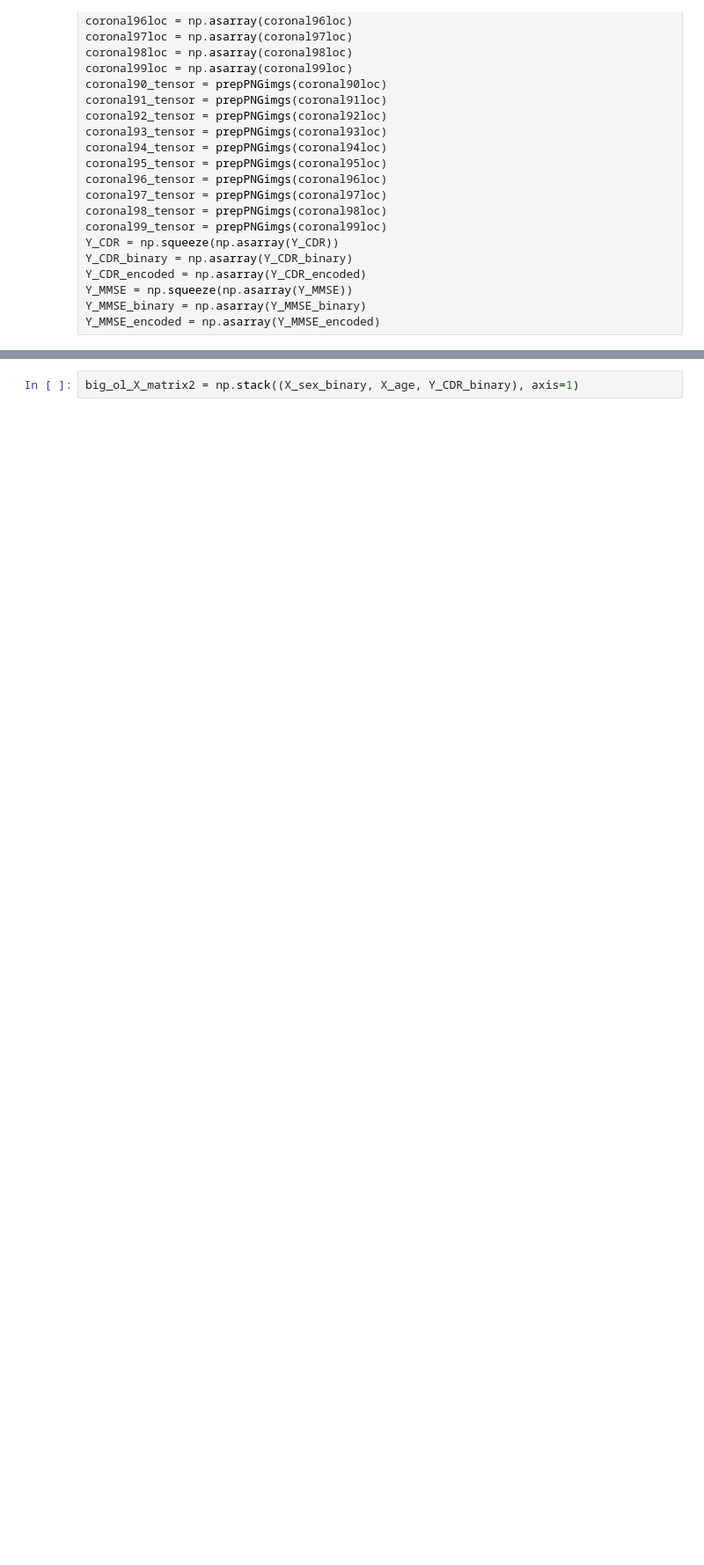
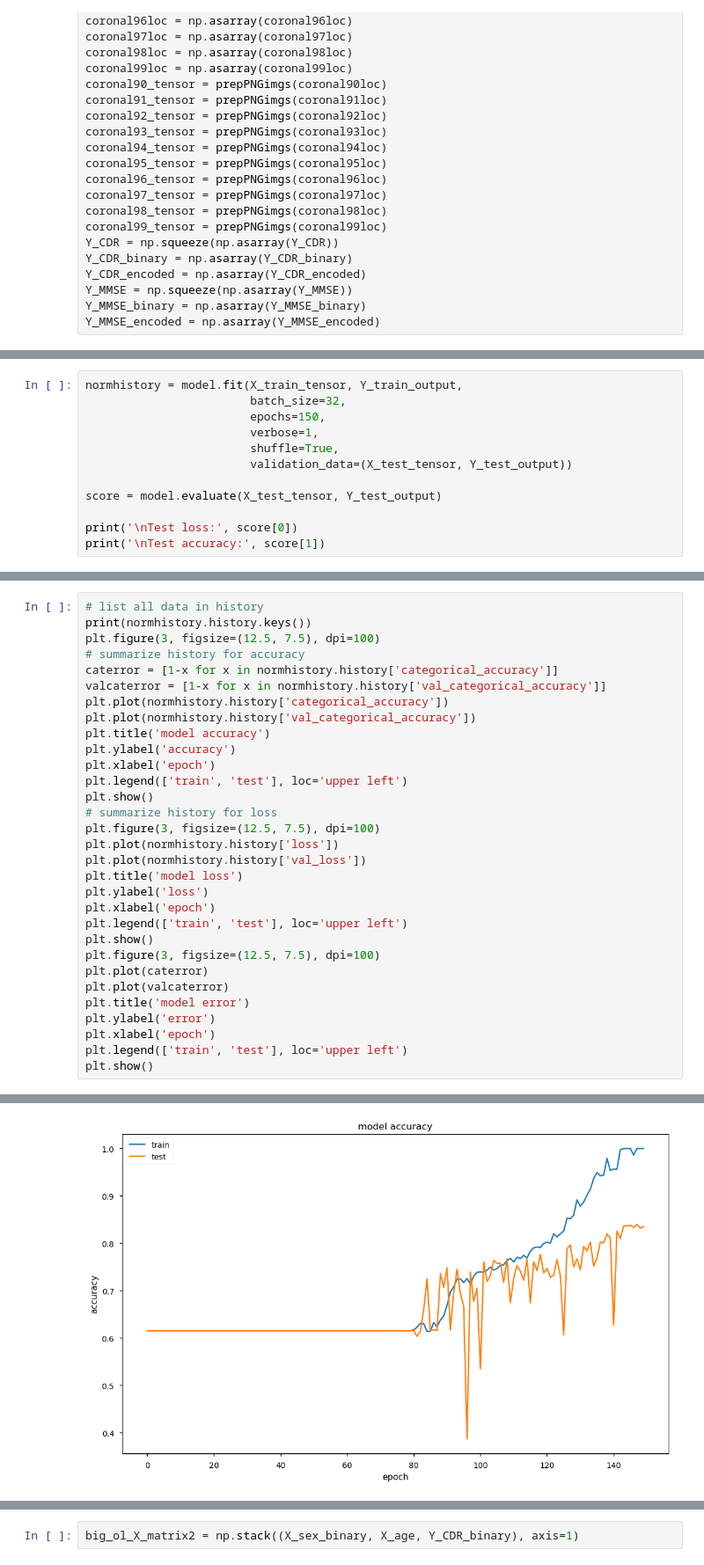
Before and after one commit to shak360/UCLA-BE188-Meyer-2018-Winter-Final-Project, a Jupyter notebook: final_project_notebook.ipynb, the cells around one changed output, grey strips where cells are left out. Shown at 88% size. Saved outputs shown, nothing was run; the diff lists cells and outputs as text; blank space fills up the shorter version.

```diff
--- a/final_project_notebook.ipynb
+++ b/final_project_notebook.ipynb
@@ -393,0 +443,12 @@ Test accuracy: 0.56976744186
+# %%
+normhistory = model.fit(X_train_tensor, Y_train_output,
+                        batch_size=32,
+                        epochs=150,
+                        verbose=1,
+                        shuffle=True,
+                        validation_data=(X_test_tensor, Y_test_output))
+
+score = model.evaluate(X_test_tensor, Y_test_output)
+
+print('\nTest loss:', score[0])
+print('\nTest accuracy:', score[1])
@@ -393,0 +473,32 @@ Test accuracy: 0.56976744186
+# %%
+# list all data in history
+print(normhistory.history.keys())
+plt.figure(3, figsize=(12.5, 7.5), dpi=100)
+# summarize history for accuracy
+caterror = [1-x for x in normhistory.history['categorical_accuracy']]
+valcaterror = [1-x for x in normhistory.history['val_categorical_accuracy']]
+plt.plot(normhistory.history['categorical_accuracy'])
+plt.plot(normhistory.history['val_categorical_accuracy'])
+plt.title('model accuracy')
+plt.ylabel('accuracy')
+plt.xlabel('epoch')
+plt.legend(['train', 'test'], loc='upper left')
+plt.show()
+# summarize history for loss
+plt.figure(3, figsize=(12.5, 7.5), dpi=100)
+plt.plot(normhistory.history['loss'])
+plt.plot(normhistory.history['val_loss'])
+plt.title('model loss')
+plt.ylabel('loss')
+plt.xlabel('epoch')
+plt.legend(['train', 'test'], loc='upper left')
+plt.show()
+plt.figure(3, figsize=(12.5, 7.5), dpi=100)
+plt.plot(caterror)
+plt.plot(valcaterror)
+plt.title('model error')
+plt.ylabel('error')
+plt.xlabel('epoch')
+plt.legend(['train', 'test'], loc='upper left')
+plt.show()
+# %% [output]
@@ -393,0 +506 @@ Test accuracy: 0.56976744186
+[figure, added]
```
Also changed, not shown: parts of 78 cells of this notebook, 4 other files.
